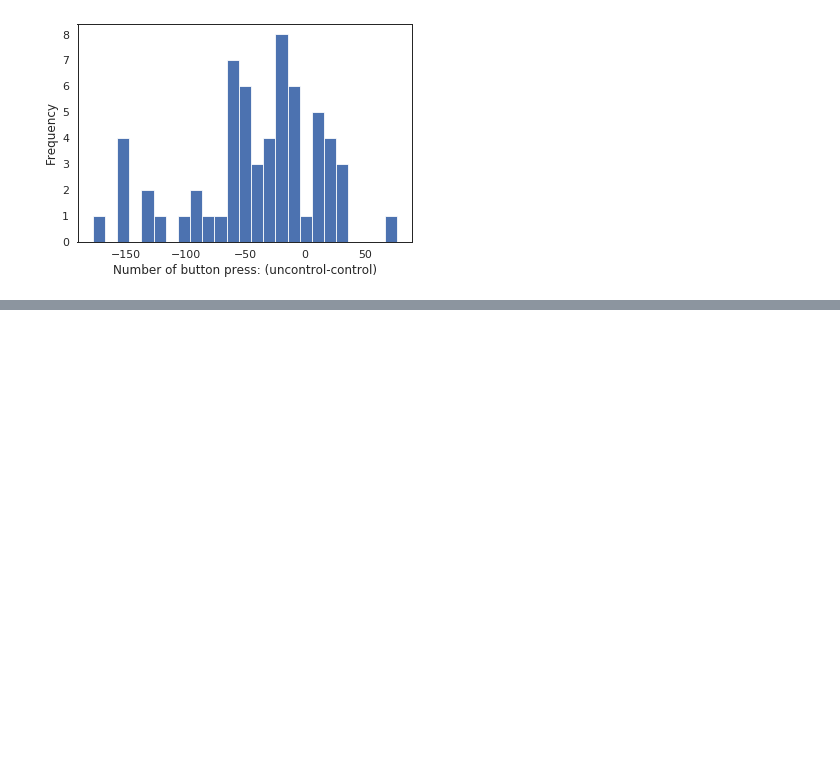
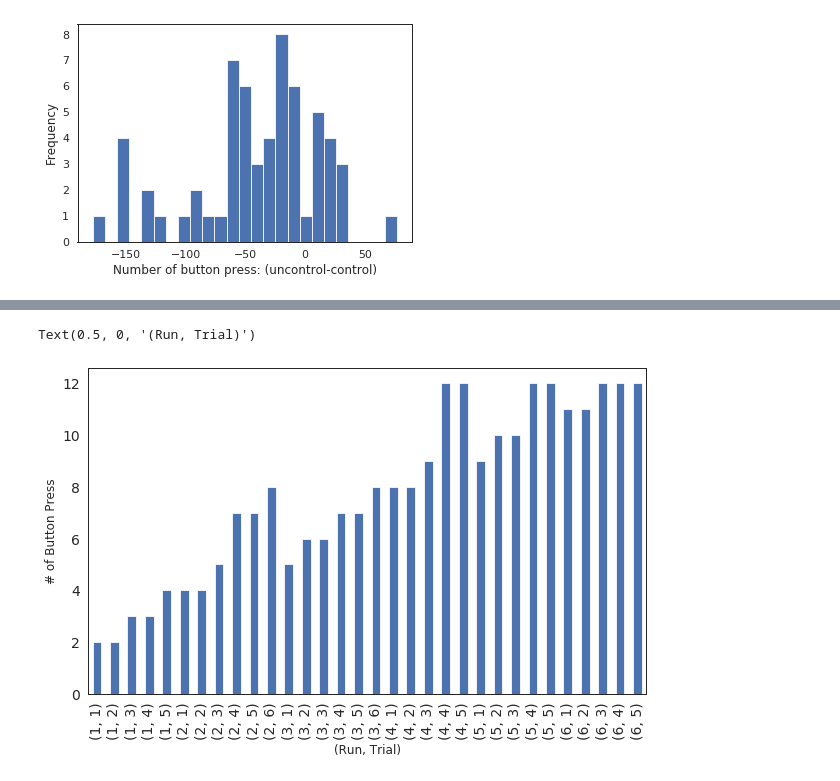
Before and after one commit to chirag90in/eCON_old, a Jupyter notebook: eCON/10-button-press-analysis.ipynb, the cells around one changed output, grey strips where cells are left out. Cells and saved outputs as stored; diff of their text form; code cells hidden in the pictures; blank space fills up the shorter version.

```diff
--- a/eCON/10-button-press-analysis.ipynb
+++ b/eCON/10-button-press-analysis.ipynb
@@ -208,0 +211,22 @@ Text(0.5, 0, 'Number of button press: (uncontrol-control)')
+# %%
+con_df = pd.DataFrame(columns=['Subject','run','trial','buttPress'])
+for i, row in yoked.iterrows():
+    subj = row['uncontrol']
+    runs = np.arange(6)[row.loc['run0':'run5'].astype(bool)]
+    for j, run in enumerate(runs,start=1):
+        path = DATPAT.format(subj=subj, run=run)
+        with open(path, 'r') as f:
+            data = load(f)
+
+        for k,event in enumerate(data['Escapes'],start=1):
+            tmp_df = pd.DataFrame([data['ySubj'],j,k,len(event)],index=['Subject','run','trial','buttPress']).T
+            con_df = con_df.append(tmp_df,ignore_index=True)
+
+con_df['buttPress'] = con_df['buttPress'].astype(float)
+# %%
+con_df.groupby(['run','trial'])['buttPress'].mean().round().plot('bar',figsize=(10,6),fontsize=14)
+plt.ylabel('# of Button Press')
+plt.xlabel('(Run, Trial)')
+# %% [output]
+Text(0.5, 0, '(Run, Trial)')
+[figure, added]
```
Also changed, not shown: parts of 6 cells of this notebook, 2 other files.
